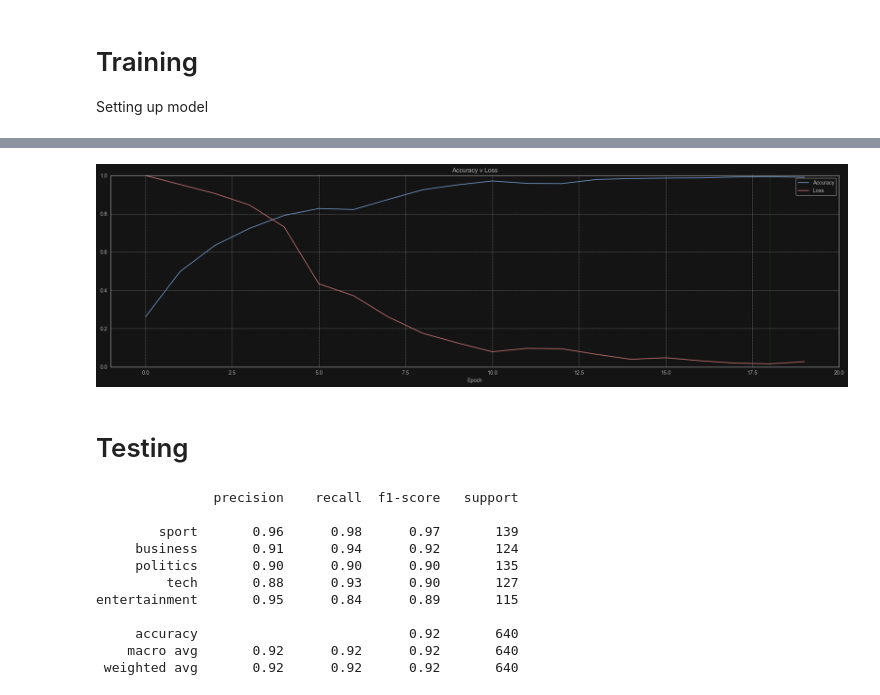
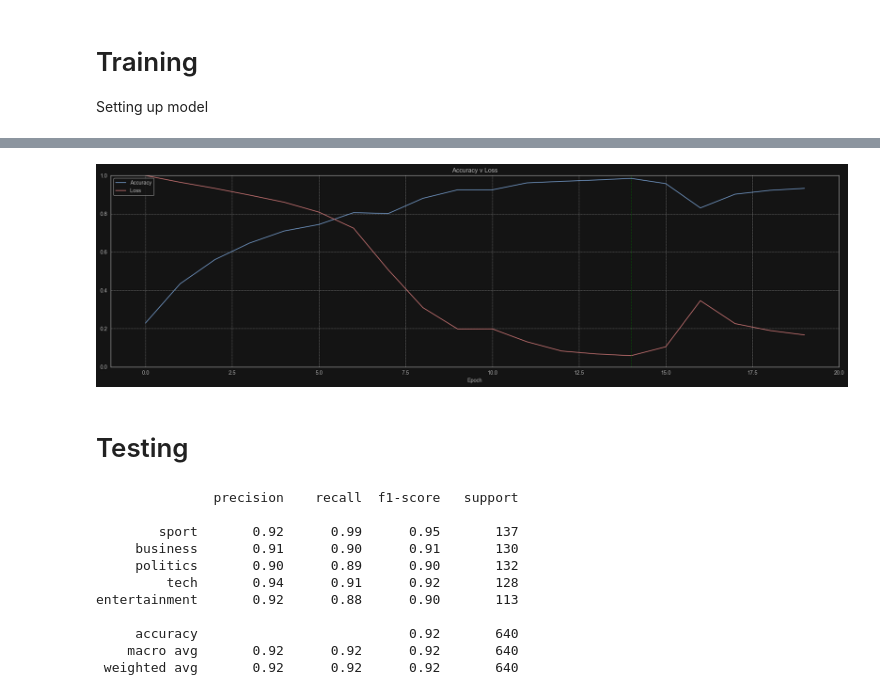
Before and after one commit to gracjan-p/bbc, a Jupyter notebook: notebooks/main.ipynb, the cells around one changed output, grey strips where cells are left out. Cells and saved outputs as stored; diff of their text form; code cells hidden in the pictures.

```diff
--- a/notebooks/main.ipynb
+++ b/notebooks/main.ipynb
@@ -288,8 +288,8 @@ def return_loader(dataset, batch_size=8):
 
     return DataLoader(tensor_dataset, batch_size=batch_size, drop_last=True, shuffle=True)
 # %%
-train_loader  = return_loader(dataset=train_split, batch_size=32)
-test_loader = return_loader(dataset=test_split, batch_size=32)
+train_loader  = return_loader(dataset=train_split, batch_size=64)
+test_loader = return_loader(dataset=test_split, batch_size=64)
 # %% [markdown]
 Checks if there are 0 length sequences (empty sequences). <br>
 I processed sequences before and there's a small chance that sequence was built mainly from stopwords or other 'irrelevant' words. <br>
@@ -298,7 +298,7 @@ That actually lead me before to an Error where the Model received empty sequence
 for batch in train_loader:
     inputs, lengths, targets = batch
 
-    for i in range(32):
+    for i in range(64):
         if 0 in lengths[i]:
             print(inputs[i], targets[i], lengths[i])
 # %% [markdown]
@@ -473,21 +473,21 @@ Epoch: 20 / 20  |  Loss: 0.0437  |  Accuracy: 0.9909
 # %%
 loss_history, acc_history, best_weights, best_epoch = train_history
-scaled_loss = [l/max(loss_history) for l in loss_history]
-scaled_acc = [a/max(acc_history) for a in acc_history]
+scaled_loss = np.array(loss_history) / max(loss_history)
+scaled_acc = np.array(acc_history) / max(acc_history)
 
 fig, axes = plt.subplots(figsize=(20, 6))
 
 sb.lineplot(acc_history, label='Accuracy', color=mid_blue)
 sb.lineplot(scaled_loss, label='Loss', color=mid_red)
 axes.axvline(x=best_epoch-1, ls=':', lw=1, color='green', label='Best Weights')
 
 plt.xlim((-1, 20))
 plt.ylim((0, 1))
 plt.title('Accuracy v Loss')
 plt.xlabel('Epoch')
 plt.tight_layout()
 # %% [output]
-[figure, old version]
+[figure, new version]
 # %% [markdown]
 # Testing
 # %%
@@ -499,11 +499,11 @@ print(classification_report(y_true, y_pred, target_names=category_to_label))
 # %% [output]
                precision    recall  f1-score   support
 
-        sport       0.96      0.98      0.97       139
-     business       0.91      0.94      0.92       124
-     politics       0.90      0.90      0.90       135
-         tech       0.88      0.93      0.90       127
-entertainment       0.95      0.84      0.89       115
+        sport       0.92      0.99      0.95       137
+     business       0.91      0.90      0.91       130
+     politics       0.90      0.89      0.90       132
+         tech       0.94      0.91      0.92       128
+entertainment       0.92      0.88      0.90       113
 
      accuracy                           0.92       640
     macro avg       0.92      0.92      0.92       640
```
Also changed, not shown: parts of 2 cells of this notebook.
